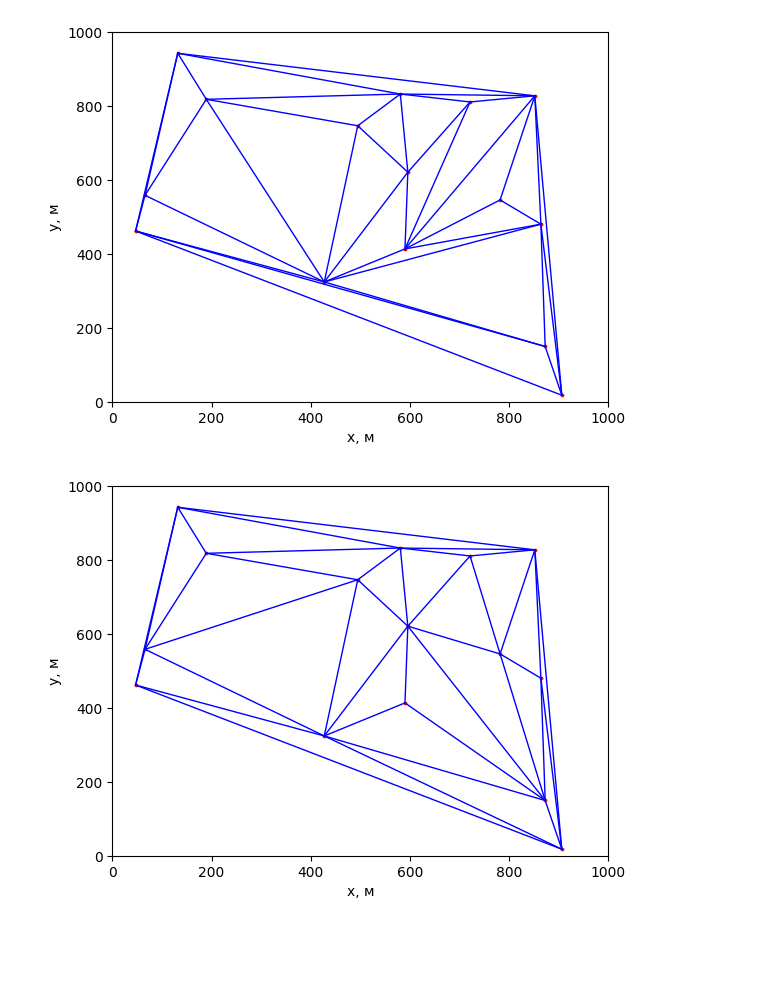
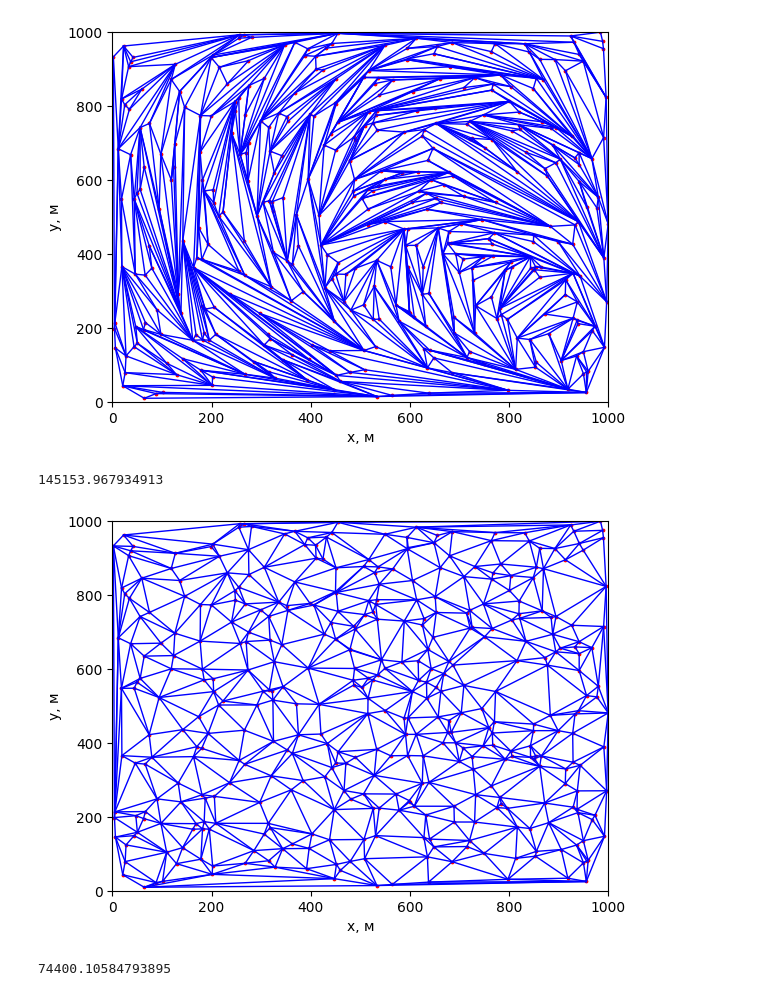
Before and after one commit to AngelicHedgehog/BMSTU-Modeling, a Jupyter notebook: lab2/lab2.ipynb, the cells around one changed output. Saved outputs shown, nothing was run; the diff lists cells and outputs as text; code cells hidden in the pictures; blank space fills up the shorter version.

```diff
--- a/lab2/lab2.ipynb
+++ b/lab2/lab2.ipynb
@@ -4,7 +4,7 @@ import numpy as np
 import matplotlib.pyplot as plt
 from IPython.display import clear_output
 # %%
-num_points = 15
+num_points = 400
 side_length = 10**3
 N = 6  # Виленский
 
@@ -167,8 +167,10 @@ while len(dists_points_to_outline) != 0:
 
 clear_output(wait=True)
 draw(edges)
+print(sum(sqr_dist_between_points(*edge) ** .5 for edge in edges))
 # %% [output]
-[figure, old version]
+[figure, new version]
+145153.967934913
 # %%
 def get_coefs_of_extern_triangle_round(point1, point2, point3):
     a = np.linalg.det(np.array([
@@ -220,6 +222,9 @@ def check_dilane_by_between_line(point1, point2):
 
     triangles[new_triangles[0]] = get_coefs_of_extern_triangle_round(*new_triangles[0])
     triangles[new_triangles[1]] = get_coefs_of_extern_triangle_round(*new_triangles[1])
+
+    check_triangle_by_dilane(new_triangles[0])
+    check_triangle_by_dilane(new_triangles[1])
 
 def check_triangle_by_dilane(triangle):
     for i in (0, 1, 2):
@@ -296,31 +301,33 @@ while unused_points:
 
         current_angle_sign = is_positive_angle_between_three_points(
             min_dist_edge[0], new_point, min_dist_edge[1]
         )
         first_outline_point = min_dist_edge[1]
         second_outline_point = next(filter(lambda edge: edge[0] == first_outline_point, outline))[1]
         while (
             current_angle_sign != is_positive_angle_between_three_points(
                 new_point, first_outline_point, second_outline_point
             )
         ):
             new_edge = (new_point, second_outline_point)
 
             outline.remove((first_outline_point, second_outline_point))
             outline.add(new_edge)
             outline.remove((new_point, first_outline_point))
 
             new_triangle = (second_outline_point, first_outline_point, new_point)
             triangles[new_triangle] = get_coefs_of_extern_triangle_round(*new_triangle)
             check_triangle_by_dilane(new_triangle)
 
             first_outline_point = second_outline_point
             second_outline_point = next(filter(lambda edge: edge[0] == second_outline_point, outline))[1]
 
 edges = set()
 for triangle in triangles:
     edges |= set(tuple(sorted((triangle[i], triangle[i - 1]))) for i in (0, 1, 2))
 clear_output(wait=True)
 draw(edges)
+print(sum(sqr_dist_between_points(*edge) ** .5 for edge in edges))
 # %% [output]
-[figure, old version]
+[figure, new version]
+74400.10584793895
```
